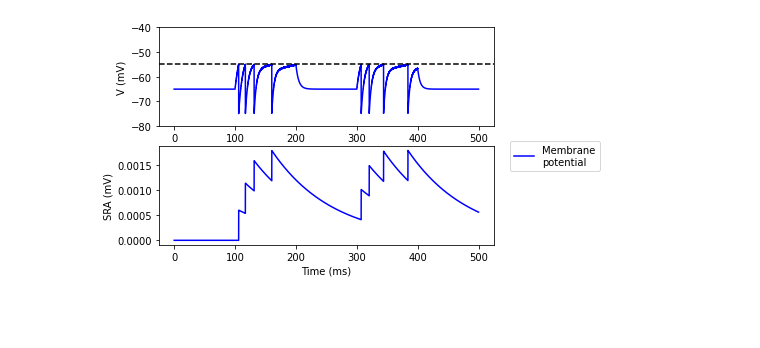
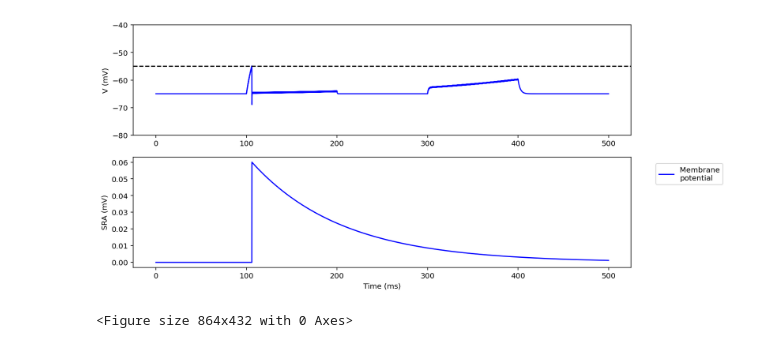
Before and after one commit to MoShrank/se34-computational-neuroscience, a Jupyter notebook: notebooks/LIF.ipynb, the cells around one changed output. Cells and saved outputs as stored; diff of their text form; code cells hidden in the pictures; blank space fills up the shorter version.

```diff
--- a/notebooks/LIF.ipynb
+++ b/notebooks/LIF.ipynb
@@ -19,3 +27,6 @@ from models import LIF, LIF_Ref_Period, LIF_Spike_Rate_Adaption
 from util.spike_trains import get_poisson_spike_train
 # %% [output]
 [interactive output not drawn]
+# %%
+plt.rcParams["figure.figsize"] = (12, 6)
+fig_dir = "../figures"
@@ -49,11 +76,19 @@ lif_ref_per.plot(size)
 [interactive output not drawn]
 # %%
-lif_sra = LIF_Spike_Rate_Adaption(dt=dt, g_delta=0.006, R=90)
+lif_sra = LIF_Spike_Rate_Adaption(dt=dt, g_delta=0.06)
 lif_sra.insert_spike_train(spike_train)
 
 lif_sra.plot(size)
+plt.savefig(
+    f"{fig_dir}/lif_sra.png",
+    format="png",
+    bbox_inches="tight",
+    dpi=150,
+    facecolor=(1, 1, 1),
+)
 # %% [output]
-[figure, old version]
+[figure, new version]
+<Figure size 864x432 with 0 Axes>
 [interactive output not drawn]
 # %%
 lif_sra.plot_spikes(size)
```
Also changed, not shown: parts of 9 cells of this notebook, 6 other files.
